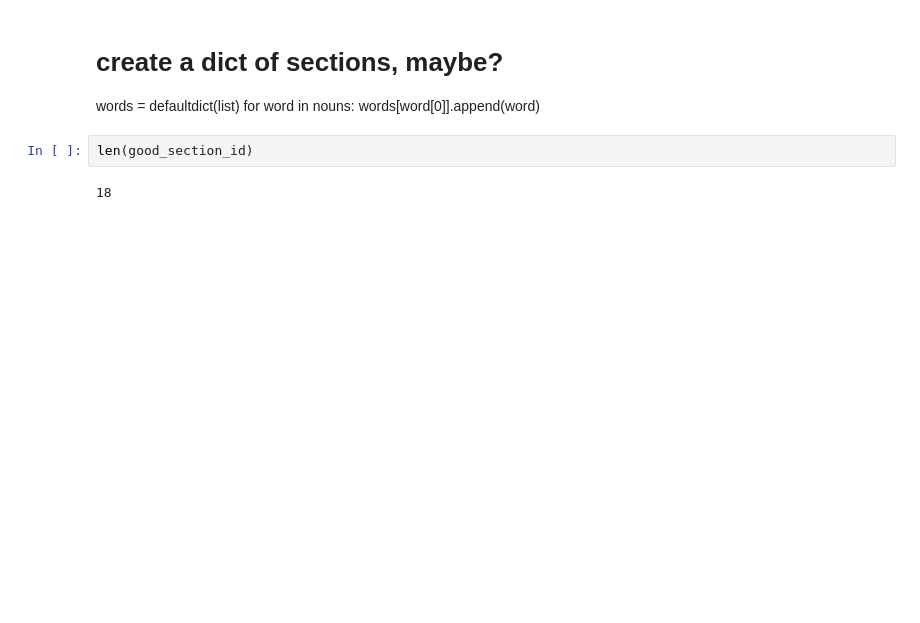
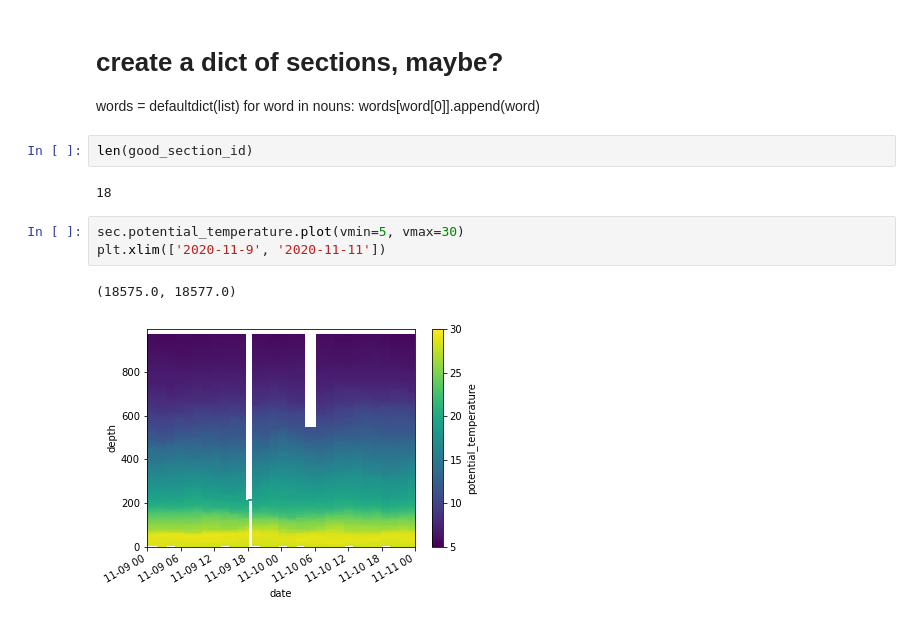
Before and after one commit to rucool/IOO_masters2020, a Jupyter notebook: anagada_sections_gridded.ipynb, the cells around one changed output. Drawn from its saved outputs; the diff is of its cells as text; blank space fills up the shorter version.

```diff
--- a/anagada_sections_gridded.ipynb
+++ b/anagada_sections_gridded.ipynb
@@ -127,3 +131,9 @@ for word in nouns:
 len(good_section_id)
 # %% [output]
 18
+# %%
+sec.potential_temperature.plot(vmin=5, vmax=30)
+plt.xlim(['2020-11-9', '2020-11-11'])
+# %% [output]
+(18575.0, 18577.0)
+[figure, added]
```
Also changed, not shown: parts of 6 cells of this notebook, 10 other files.
